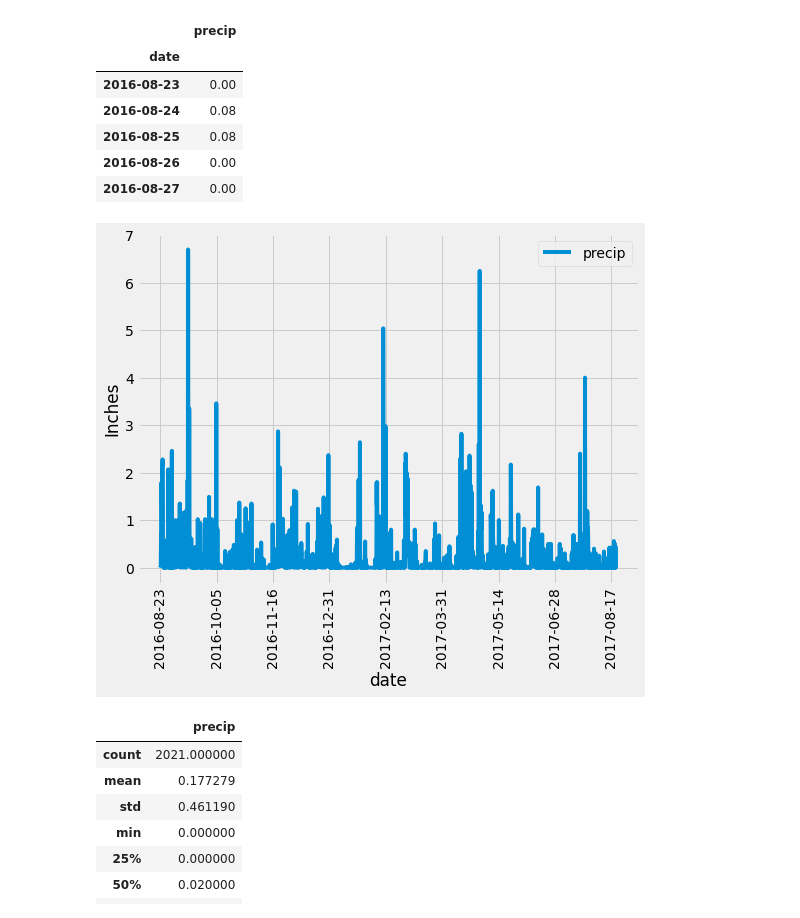
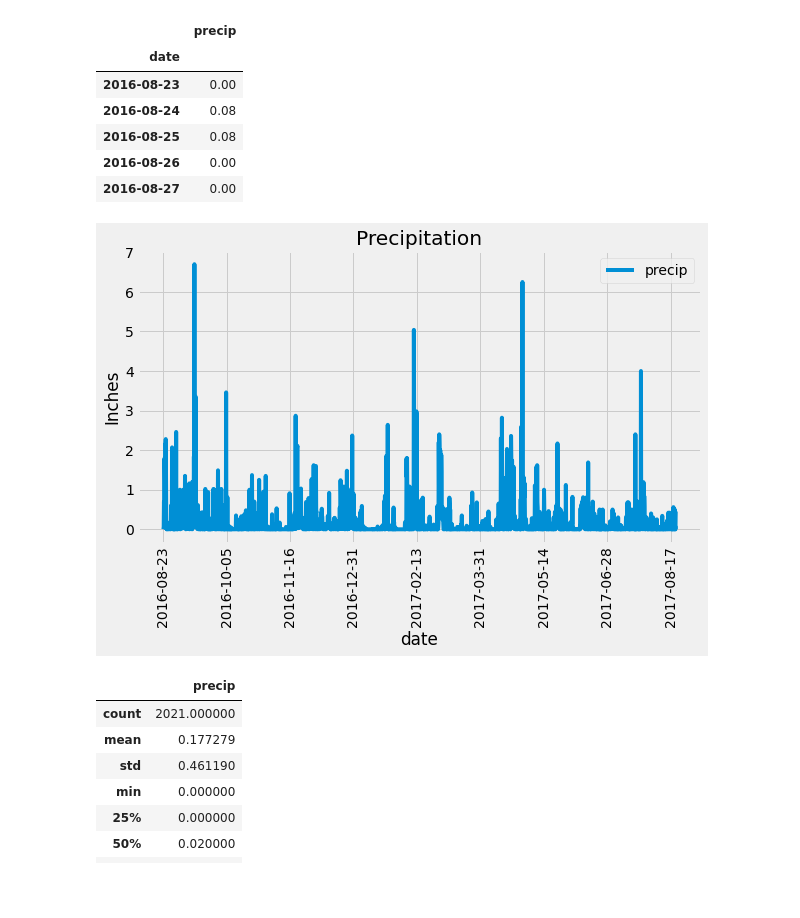
Before and after one commit to jananeesaranraj/sqlalchemy-challenge, a Jupyter notebook: SurfsUp/Climate.ipynb, the cells around one changed output. Drawn from its saved outputs; the diff is of its cells as text; code cells hidden in the pictures; blank space fills up the shorter version.

```diff
--- a/SurfsUp/Climate.ipynb
+++ b/SurfsUp/Climate.ipynb
@@ -96,11 +96,15 @@ prcp_df.head()
 # Sort the dataframe by date
 prcp_df = prcp_df.sort_values('date')
 # %%
-prcp_df.plot(rot=90,figsize=(8,6))
+prcp_df.plot(figsize=(9,5))
+plt.title("Precipitation")
+plt.xticks(rotation=90)
 plt.ylabel("Inches")
+plt.tight_layout()
+plt.savefig("Preciptation.png")
 plt.show()
 # %% [output]
-[figure, old version]
+[figure, new version]
 # %%
 # Use Pandas to calcualte the summary statistics for the precipitation data
 prcp_summary=prcp_df.describe()
```
Also changed, not shown: 2 other files.
